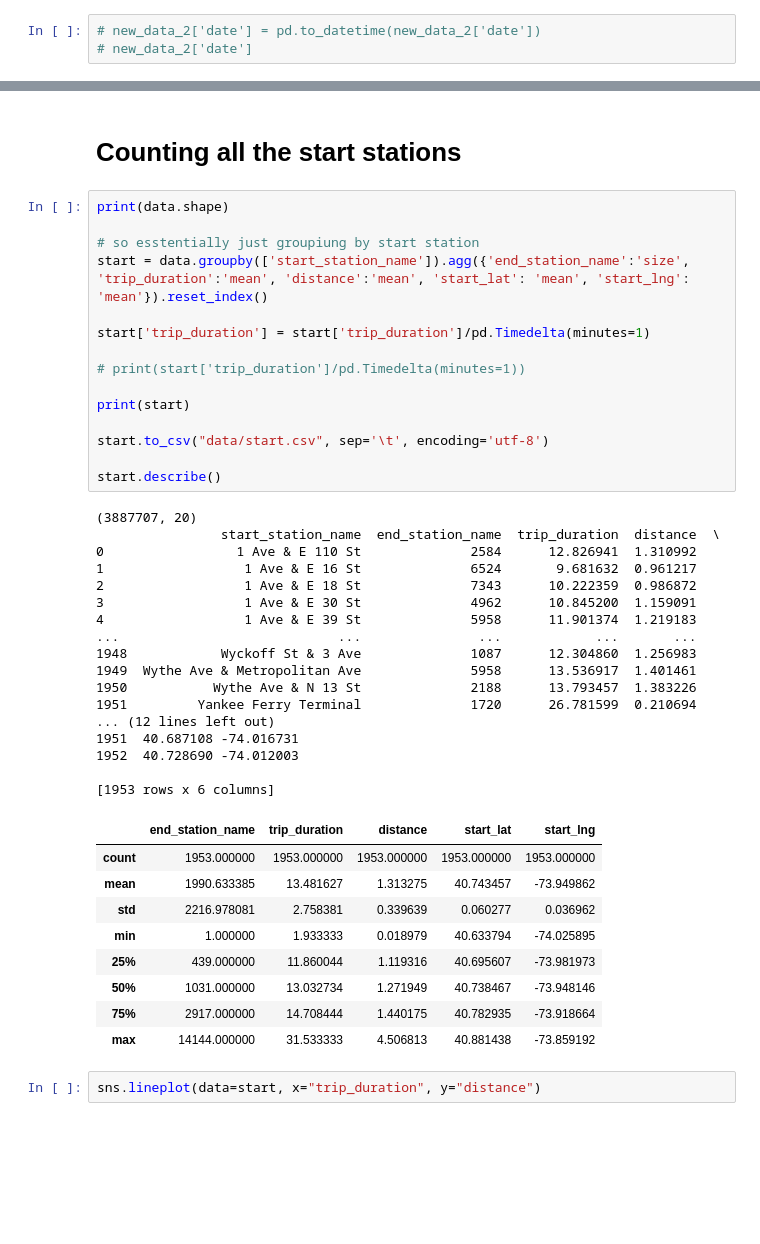
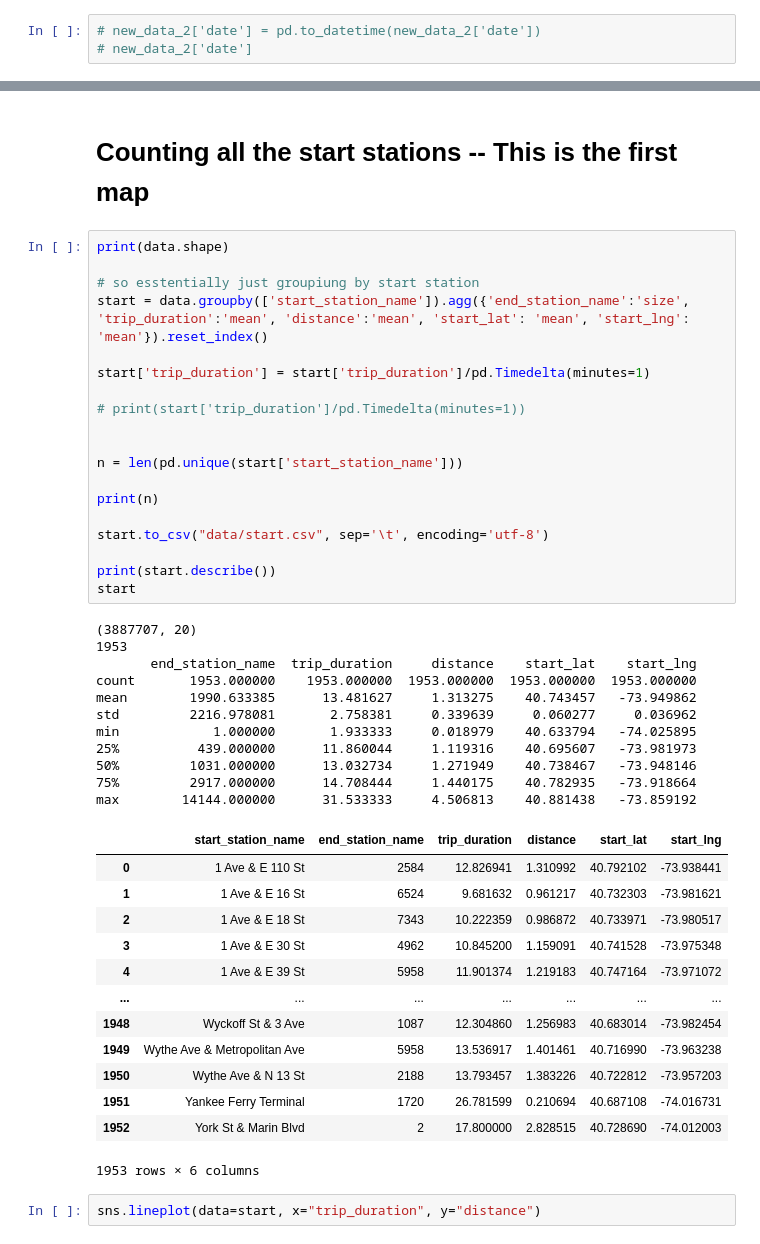
Before and after one commit to michaelrios2015/citi_bike, a Jupyter notebook: project.ipynb, the cells around one changed output, grey strips where cells are left out. Cells and saved outputs as stored; diff of their text form; blank space fills up the shorter version.

```diff
--- a/project.ipynb
+++ b/project.ipynb
@@ -771,47 +658,49 @@ routes['start_station_id'].sum()
 # %% [markdown]
-# Counting all the start stations
+# Counting all the start stations -- This is the first map
 # %%
 print(data.shape)
 
 # so esstentially just groupiung by start station
 start = data.groupby(['start_station_name']).agg({'end_station_name':'size', 'trip_duration':'mean', 'distance':'mean', 'start_lat': 'mean', 'start_lng': 'mean'}).reset_index()
 
 start['trip_duration'] = start['trip_duration']/pd.Timedelta(minutes=1)
 
 # print(start['trip_duration']/pd.Timedelta(minutes=1))
 
-print(start)
+
+n = len(pd.unique(start['start_station_name']))
+
+print(n)
 
 start.to_csv("data/start.csv", sep='\t', encoding='utf-8')
 
-start.describe()
+print(start.describe())
+start
 # %% [output]
 (3887707, 20)
-                start_station_name  end_station_name  trip_duration  distance  \
-0                 1 Ave & E 110 St              2584      12.826941  1.310992
-1                  1 Ave & E 16 St              6524       9.681632  0.961217
-2                  1 Ave & E 18 St              7343      10.222359  0.986872
-3                  1 Ave & E 30 St              4962      10.845200  1.159091
-4                  1 Ave & E 39 St              5958      11.901374  1.219183
-...                            ...               ...            ...       ...
-1948            Wyckoff St & 3 Ave              1087      12.304860  1.256983
-1949  Wythe Ave & Metropolitan Ave              5958      13.536917  1.401461
-1950           Wythe Ave & N 13 St              2188      13.793457  1.383226
-1951         Yankee Ferry Terminal              1720      26.781599  0.210694
-... (12 lines left out)
-1951  40.687108 -74.016731
-1952  40.728690 -74.012003
-
-[1953 rows x 6 columns]
+1953
+       end_station_name  trip_duration     distance    start_lat    start_lng
+count       1953.000000    1953.000000  1953.000000  1953.000000  1953.000000
+mean        1990.633385      13.481627     1.313275    40.743457   -73.949862
+std         2216.978081       2.758381     0.339639     0.060277     0.036962
+min            1.000000       1.933333     0.018979    40.633794   -74.025895
+25%          439.000000      11.860044     1.119316    40.695607   -73.981973
+50%         1031.000000      13.032734     1.271949    40.738467   -73.948146
+75%         2917.000000      14.708444     1.440175    40.782935   -73.918664
+max        14144.000000      31.533333     4.506813    40.881438   -73.859192
-|  | end_station_name | trip_duration | distance | start_lat | start_lng |
-| count | 1953.000000 | 1953.000000 | 1953.000000 | 1953.000000 | 1953.000000 |
-| mean | 1990.633385 | 13.481627 | 1.313275 | 40.743457 | -73.949862 |
-| std | 2216.978081 | 2.758381 | 0.339639 | 0.060277 | 0.036962 |
-| min | 1.000000 | 1.933333 | 0.018979 | 40.633794 | -74.025895 |
-| 25% | 439.000000 | 11.860044 | 1.119316 | 40.695607 | -73.981973 |
-| 50% | 1031.000000 | 13.032734 | 1.271949 | 40.738467 | -73.948146 |
-| 75% | 2917.000000 | 14.708444 | 1.440175 | 40.782935 | -73.918664 |
-| max | 14144.000000 | 31.533333 | 4.506813 | 40.881438 | -73.859192 |
+|  | start_station_name | end_station_name | trip_duration | distance | start_lat | start_lng |
+| 0 | 1 Ave & E 110 St | 2584 | 12.826941 | 1.310992 | 40.792102 | -73.938441 |
+| 1 | 1 Ave & E 16 St | 6524 | 9.681632 | 0.961217 | 40.732303 | -73.981621 |
+| 2 | 1 Ave & E 18 St | 7343 | 10.222359 | 0.986872 | 40.733971 | -73.980517 |
+| 3 | 1 Ave & E 30 St | 4962 | 10.845200 | 1.159091 | 40.741528 | -73.975348 |
+| 4 | 1 Ave & E 39 St | 5958 | 11.901374 | 1.219183 | 40.747164 | -73.971072 |
+| ... | ... | ... | ... | ... | ... | ... |
+| 1948 | Wyckoff St & 3 Ave | 1087 | 12.304860 | 1.256983 | 40.683014 | -73.982454 |
+| 1949 | Wythe Ave & Metropolitan Ave | 5958 | 13.536917 | 1.401461 | 40.716990 | -73.963238 |
+| 1950 | Wythe Ave & N 13 St | 2188 | 13.793457 | 1.383226 | 40.722812 | -73.957203 |
+| 1951 | Yankee Ferry Terminal | 1720 | 26.781599 | 0.210694 | 40.687108 | -74.016731 |
+| 1952 | York St & Marin Blvd | 2 | 17.800000 | 2.828515 | 40.728690 | -74.012003 |
+1953 rows × 6 columns
 # %%
 sns.lineplot(data=start, x="trip_duration", y="distance")
 # %% [output]
```
Also changed, not shown: parts of 34 cells of this notebook.
